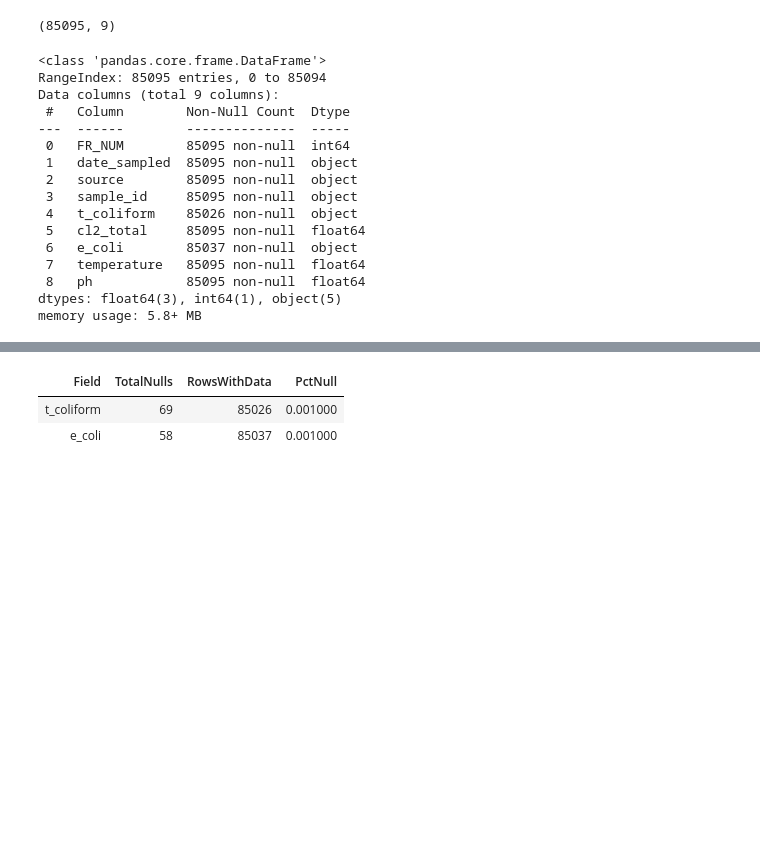
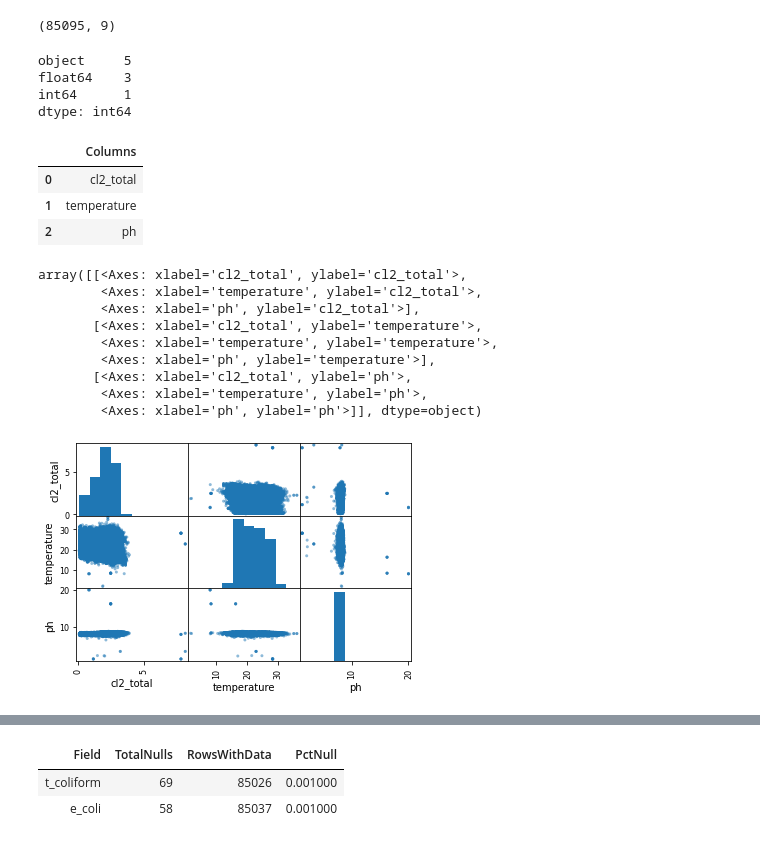
Before and after one commit to Oscar-Gil-Data/Monitoring-of-Indicator-Bacteria-in-Drinking-Water, a Jupyter notebook: Data SD - Monitoring of Indicator Bacteria in Drinking Water.ipynb, the cells around one changed output, grey strips where cells are left out. Cells and saved outputs as stored; diff of their text form; code cells hidden in the pictures; blank space fills up the shorter version.

```diff
--- a/Data SD - Monitoring of Indicator Bacteria in Drinking Water.ipynb
+++ b/Data SD - Monitoring of Indicator Bacteria in Drinking Water.ipynb
@@ -22,23 +22,11 @@ df = pd.read_csv('https://seshat.datasd.org/water_testing/indicator_bacteria_tes
 df.shape
 # %% [output]
 (85095, 9)
-# %%
-# Information about observations in data set
-df.info()
-# %% [output]
-<class 'pandas.core.frame.DataFrame'>
-RangeIndex: 85095 entries, 0 to 85094
-Data columns (total 9 columns):
- #   Column        Non-Null Count  Dtype
----  ------        --------------  -----
- 0   FR_NUM        85095 non-null  int64
- 1   date_sampled  85095 non-null  object
- 2   source        85095 non-null  object
- 3   sample_id     85095 non-null  object
- 4   t_coliform    85026 non-null  object
- 5   cl2_total     85095 non-null  float64
- 6   e_coli        85037 non-null  object
- 7   temperature   85095 non-null  float64
- 8   ph            85095 non-null  float64
-dtypes: float64(3), int64(1), object(5)
-memory usage: 5.8+ MB
+# %%
+#pd.DataFrame(df.dtypes).value_counts().to_frame(name='Counts').reset_index()
+df.dtypes.value_counts()
+# %% [output]
+object     5
+float64    3
+int64      1
+dtype: int64
@@ -44,0 +36,22 @@ memory usage: 5.8+ MB
+# %%
+df.select_dtypes('float64').columns.to_frame(name='Columns').reset_index(drop=True)
+# %% [output]
+|  | Columns |
+| 0 | cl2_total |
+| 1 | temperature |
+| 2 | ph |
+# %%
+inf_x = df.select_dtypes('float64')
+# %%
+pd.plotting.scatter_matrix(inf_x)
+# %% [output]
+array([[<Axes: xlabel='cl2_total', ylabel='cl2_total'>,
+        <Axes: xlabel='temperature', ylabel='cl2_total'>,
+        <Axes: xlabel='ph', ylabel='cl2_total'>],
+       [<Axes: xlabel='cl2_total', ylabel='temperature'>,
+        <Axes: xlabel='temperature', ylabel='temperature'>,
+        <Axes: xlabel='ph', ylabel='temperature'>],
+       [<Axes: xlabel='cl2_total', ylabel='ph'>,
+        <Axes: xlabel='temperature', ylabel='ph'>,
+        <Axes: xlabel='ph', ylabel='ph'>]], dtype=object)
+[figure, added]
```
Also changed, not shown: parts of 21 cells of this notebook.
